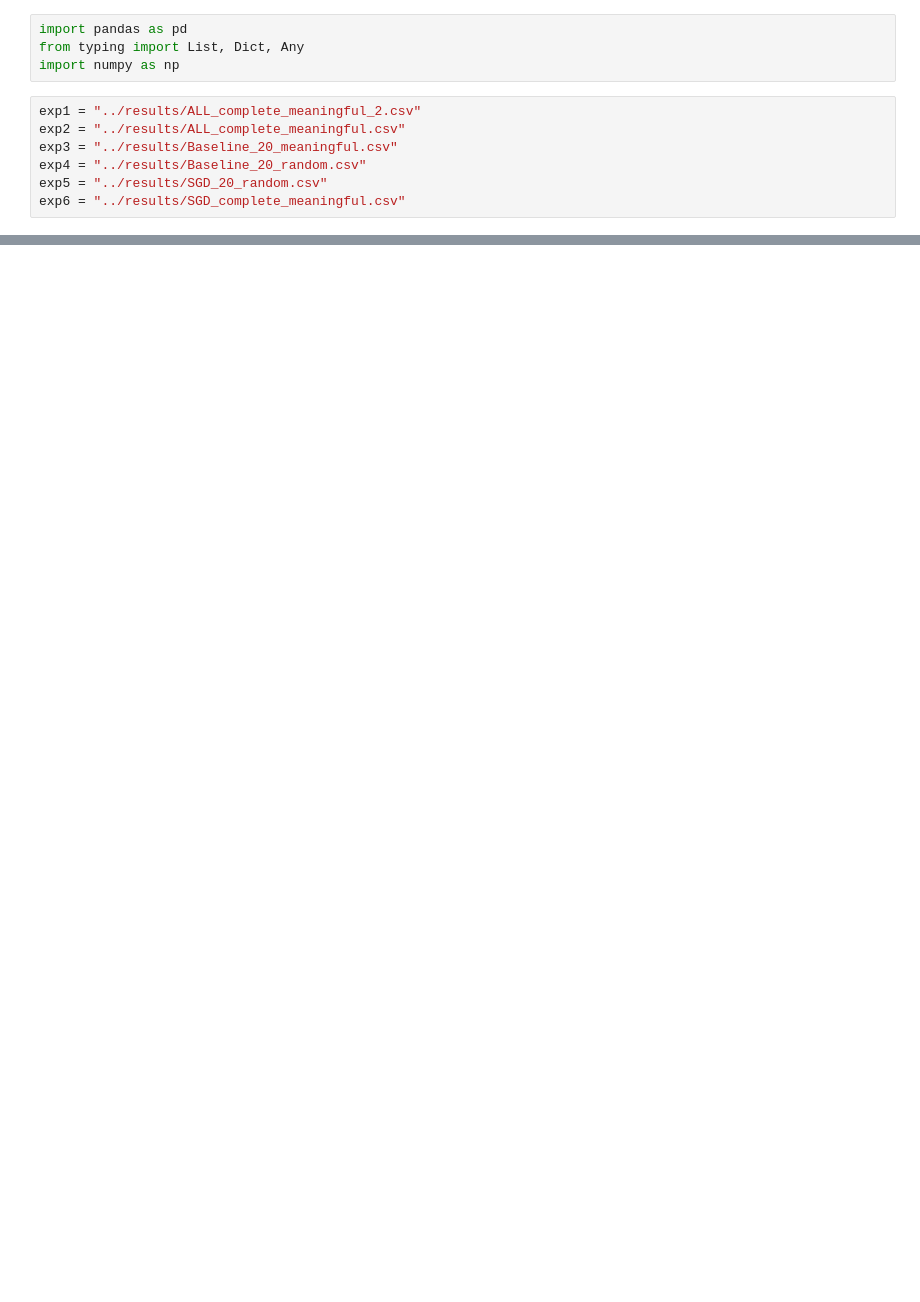
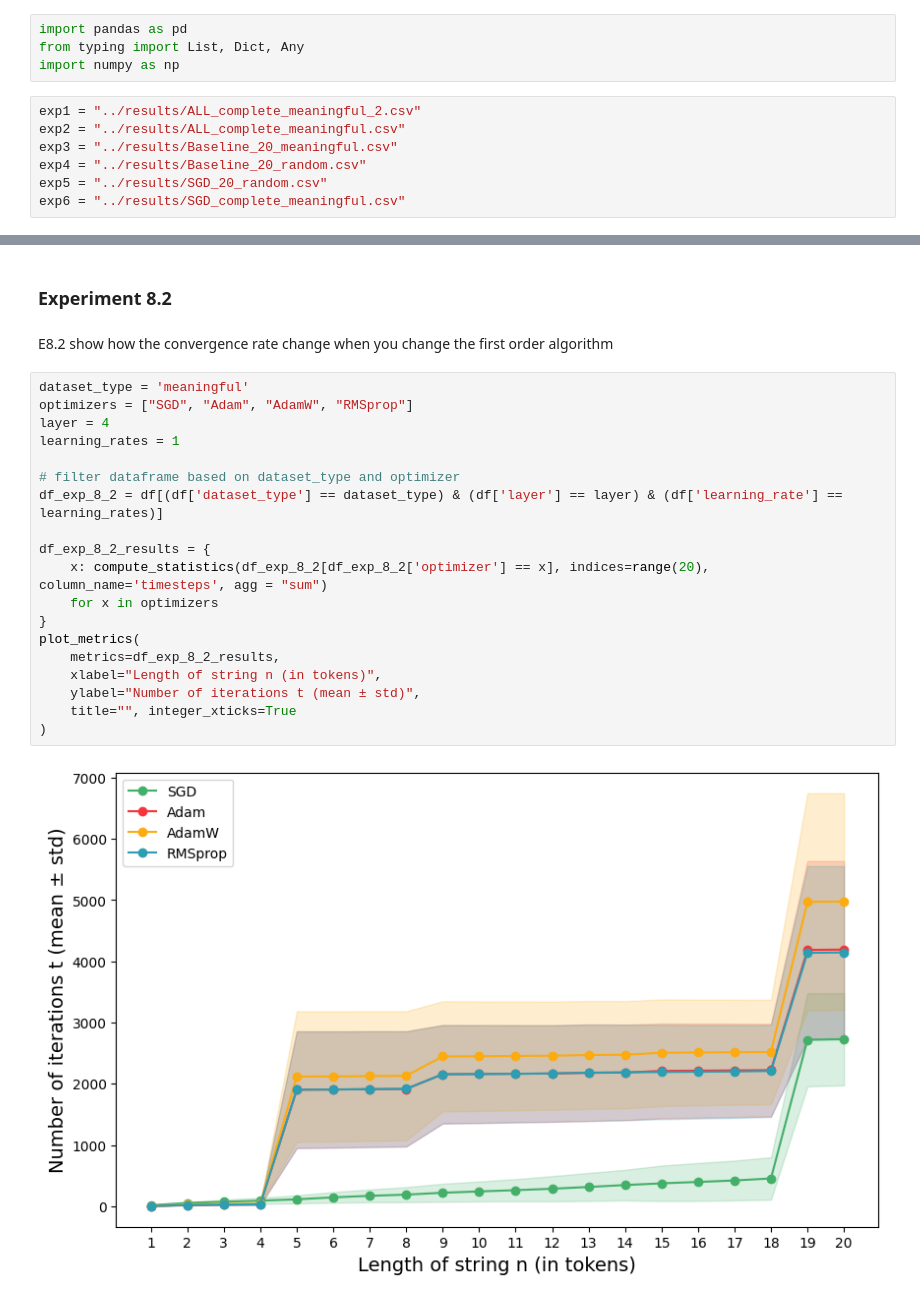
Before and after one commit to tommasomncttn/LLM-Inversion, a Jupyter notebook: notebooks/experiment_gt.ipynb, the cells around one changed output, grey strips where cells are left out. Saved outputs shown, nothing was run; the diff lists cells and outputs as text; blank space fills up the shorter version.

```diff
--- a/notebooks/experiment_gt.ipynb
+++ b/notebooks/experiment_gt.ipynb
@@ -195,0 +201,25 @@ Results for layer 4, learning rate 0.01, optimizer RMSprop:
+# %% [markdown]
+### Experiment 8.2
+# %% [markdown]
+E8.2 show how the convergence rate change when you change the first order algorithm
+# %%
+dataset_type = 'meaningful'
+optimizers = ["SGD", "Adam", "AdamW", "RMSprop"]
+layer = 4
+learning_rates = 1
+
+# filter dataframe based on dataset_type and optimizer
+df_exp_8_2 = df[(df['dataset_type'] == dataset_type) & (df['layer'] == layer) & (df['learning_rate'] == learning_rates)]
+
+df_exp_8_2_results = {
+    x: compute_statistics(df_exp_8_2[df_exp_8_2['optimizer'] == x], indices=range(20), column_name='timesteps', agg = "sum")
+    for x in optimizers
+}
+plot_metrics(
+    metrics=df_exp_8_2_results,
+    xlabel="Length of string n (in tokens)",
+    ylabel="Number of iterations t (mean ± std)",
+    title="", integer_xticks=True
+)
+# %% [output]
+[figure, added]
```
Also changed, not shown: parts of 23 cells of this notebook.
